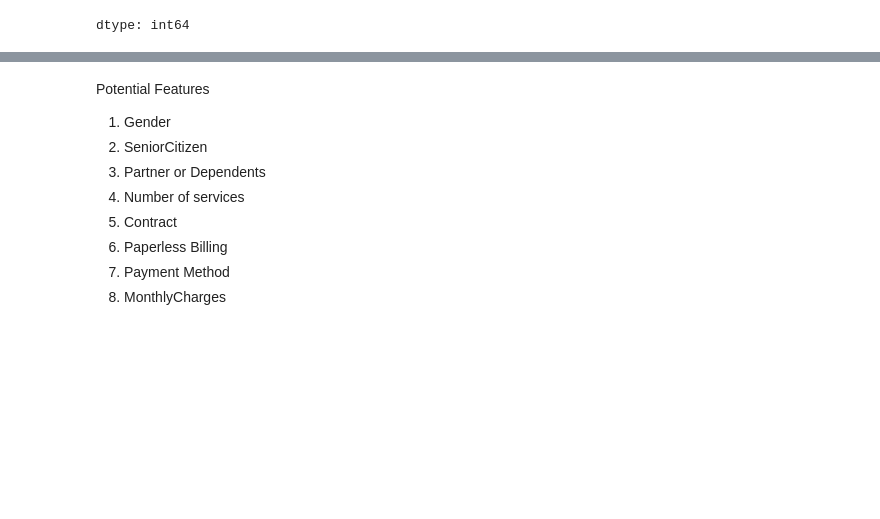
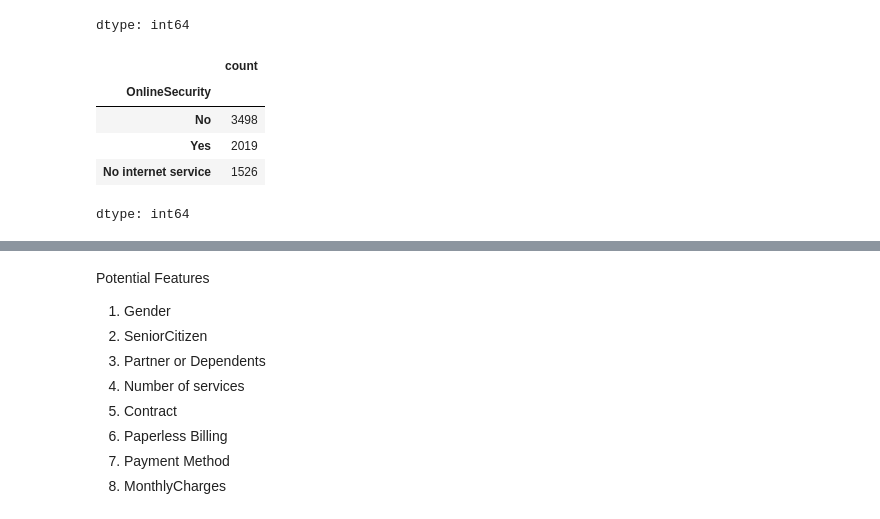
Before and after one commit to sbmccall/data-science-projects, a Jupyter notebook: telco-customer-churn/notebooks/telco_customer_churn_sbm.ipynb, the cells around one changed output, grey strips where cells are left out. Drawn from its saved outputs; the diff is of its cells as text; code cells hidden in the pictures; blank space fills up the shorter version.

```diff
--- a/telco-customer-churn/notebooks/telco_customer_churn_sbm.ipynb
+++ b/telco-customer-churn/notebooks/telco_customer_churn_sbm.ipynb
@@ -141,3 +141,12 @@ df.InternetService.value_counts()
 | DSL | 2421 |
 | No | 1526 |
 dtype: int64
+# %%
+df.OnlineSecurity.value_counts()
+# %% [output]
+|  | count |
+| OnlineSecurity |  |
+| No | 3498 |
+| Yes | 2019 |
+| No internet service | 1526 |
+dtype: int64
```
Also changed, not shown: parts of 10 cells of this notebook.
